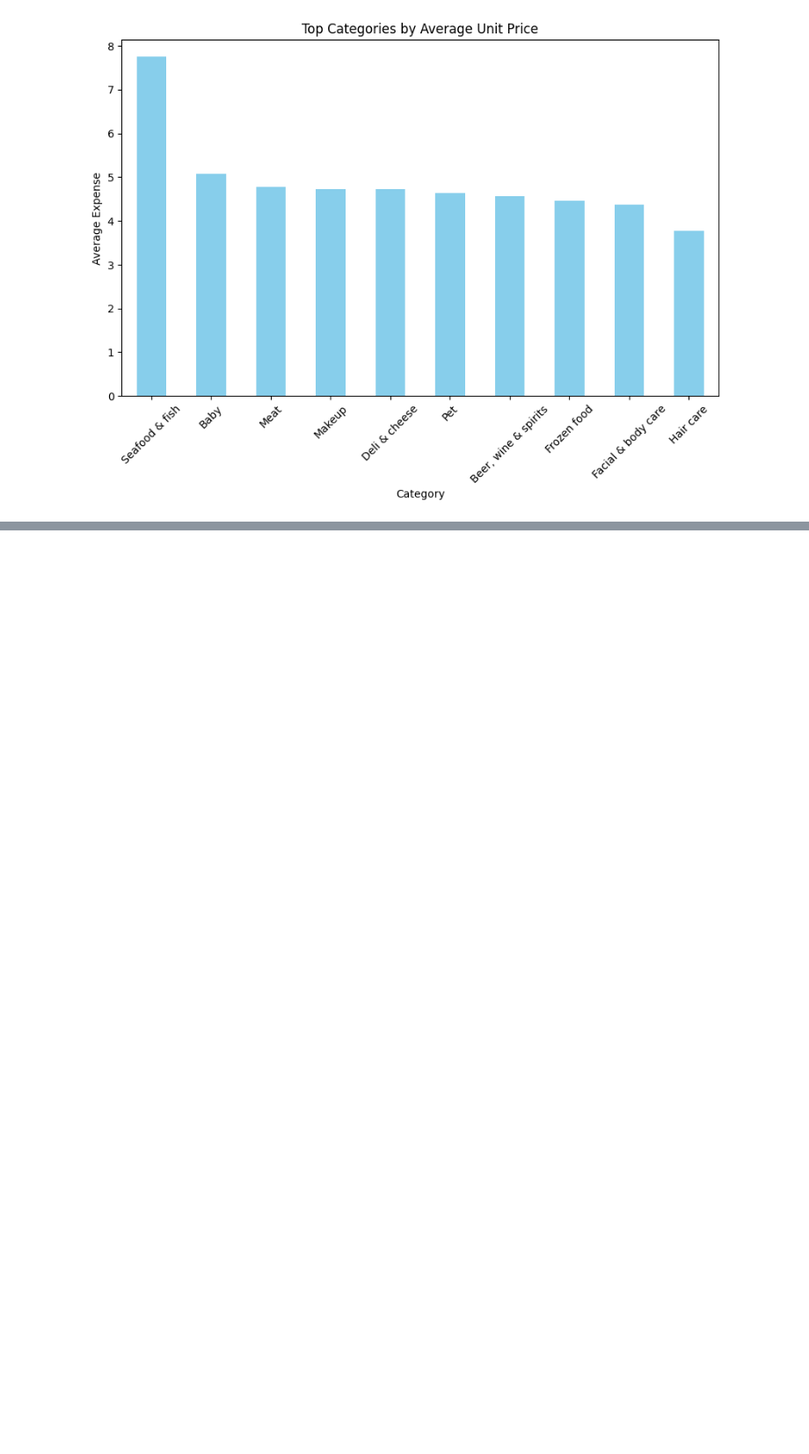
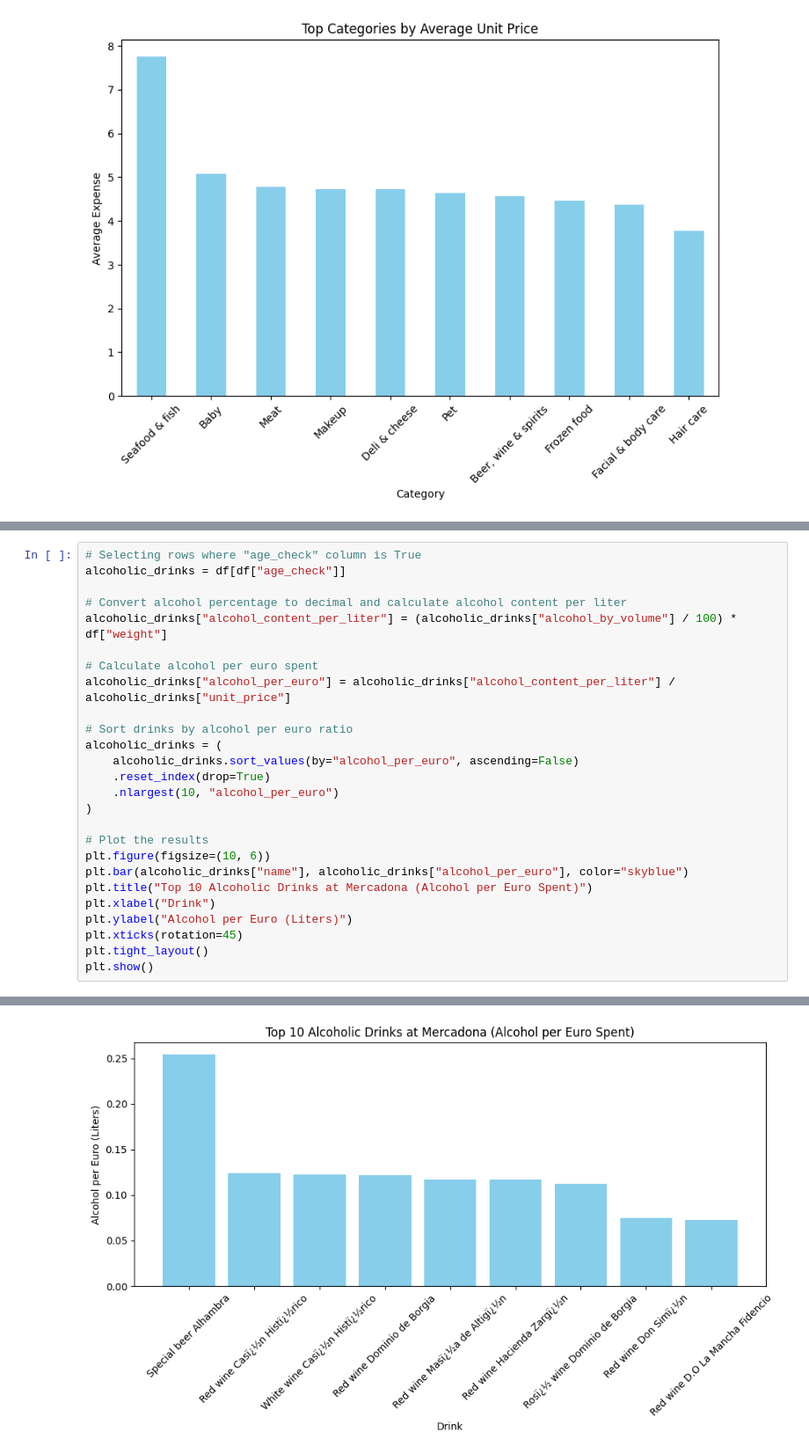
Before and after one commit to jtayped/mercadona-study, a Jupyter notebook: main.ipynb, the cells around one changed output, grey strips where cells are left out. Shown: that part at 88% size. Cells and saved outputs as stored; diff of their text form; blank space fills up the shorter version.

Commit message:
alcohol

```diff
--- a/main.ipynb
+++ b/main.ipynb
@@ -74,0 +75,27 @@ plt.show()
+# %%
+# Selecting rows where "age_check" column is True
+alcoholic_drinks = df[df["age_check"]]
+
+# Convert alcohol percentage to decimal and calculate alcohol content per liter
+alcoholic_drinks["alcohol_content_per_liter"] = (alcoholic_drinks["alcohol_by_volume"] / 100) * df["weight"]
+
+# Calculate alcohol per euro spent
+alcoholic_drinks["alcohol_per_euro"] = alcoholic_drinks["alcohol_content_per_liter"] / alcoholic_drinks["unit_price"]
+
+# Sort drinks by alcohol per euro ratio
+alcoholic_drinks = (
+    alcoholic_drinks.sort_values(by="alcohol_per_euro", ascending=False)
+    .reset_index(drop=True)
+    .nlargest(10, "alcohol_per_euro")
+)
+
+# Plot the results
+plt.figure(figsize=(10, 6))
+plt.bar(alcoholic_drinks["name"], alcoholic_drinks["alcohol_per_euro"], color="skyblue")
+plt.title("Top 10 Alcoholic Drinks at Mercadona (Alcohol per Euro Spent)")
+plt.xlabel("Drink")
+plt.ylabel("Alcohol per Euro (Liters)")
+plt.xticks(rotation=45)
+plt.tight_layout()
+plt.show()
+# %% [output]
@@ -74,0 +112 @@ plt.show()
+[figure, added]
```
Also changed, not shown: parts of 4 cells of this notebook, 1 other file.
